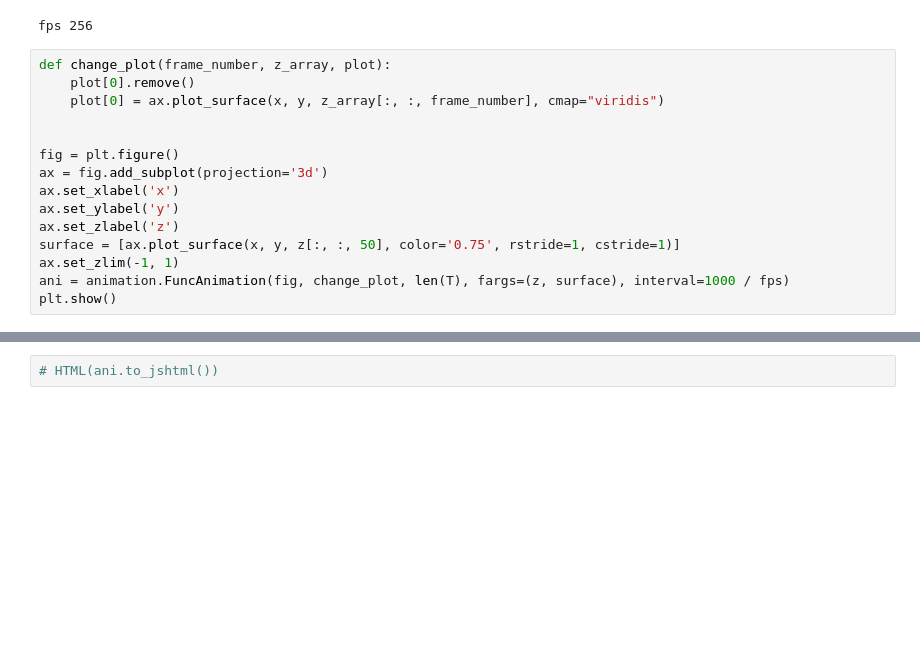
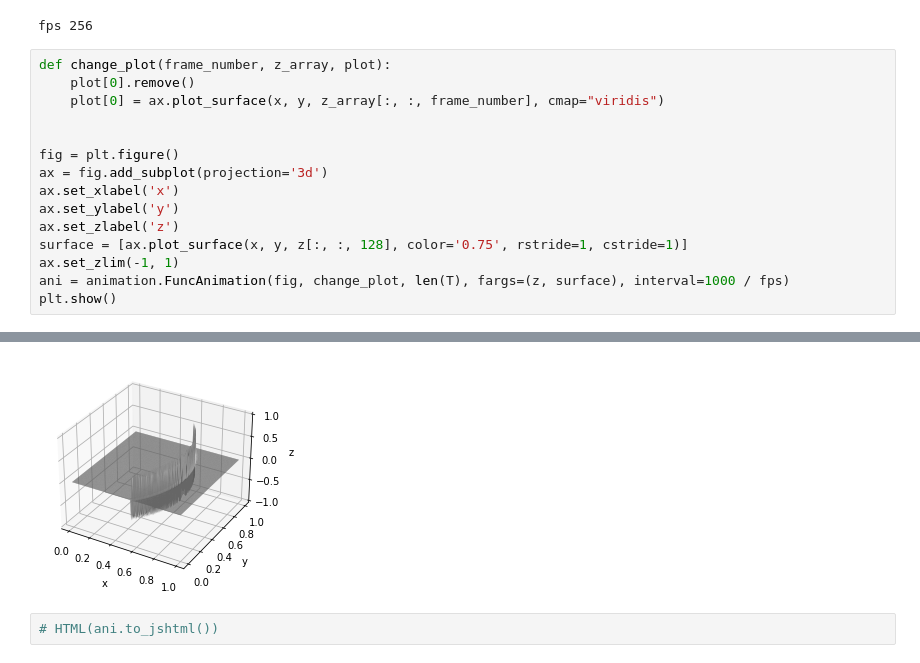
Before and after one commit to PaRaD1SE98/waves, a Jupyter notebook: notebooks/3d_waves_mpl.ipynb, the cells around one changed output, grey strips where cells are left out. Drawn from its saved outputs; the diff is of its cells as text; blank space fills up the shorter version.

```diff
--- a/notebooks/3d_waves_mpl.ipynb
+++ b/notebooks/3d_waves_mpl.ipynb
@@ -111,7 +111,7 @@ ax = fig.add_subplot(projection='3d')
 ax.set_xlabel('x')
 ax.set_ylabel('y')
 ax.set_zlabel('z')
-surface = [ax.plot_surface(x, y, z[:, :, 50], color='0.75', rstride=1, cstride=1)]
+surface = [ax.plot_surface(x, y, z[:, :, 128], color='0.75', rstride=1, cstride=1)]
 ax.set_zlim(-1, 1)
 ani = animation.FuncAnimation(fig, change_plot, len(T), fargs=(z, surface), interval=1000 / fps)
 plt.show()
@@ -121,3 +119,4 @@ plt.show()
+[figure, added]
 # %%
 # HTML(ani.to_jshtml())
 # %%
```
Also changed, not shown: parts of 7 cells of this notebook, 2 other files.
